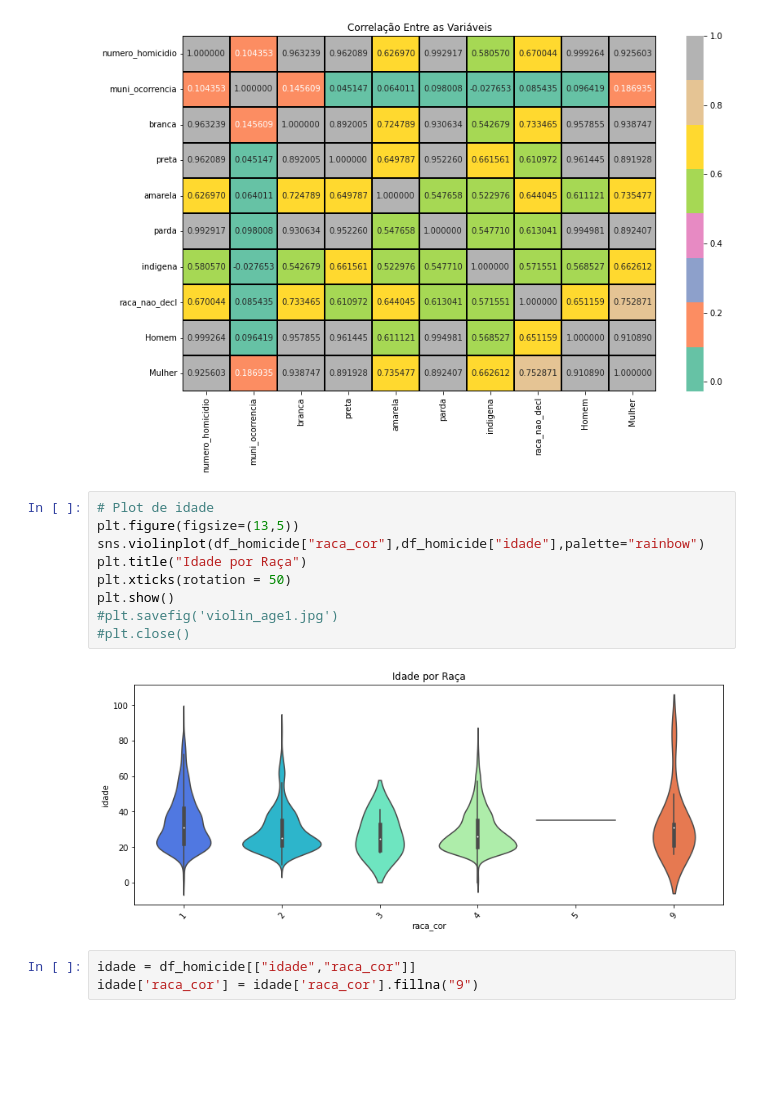
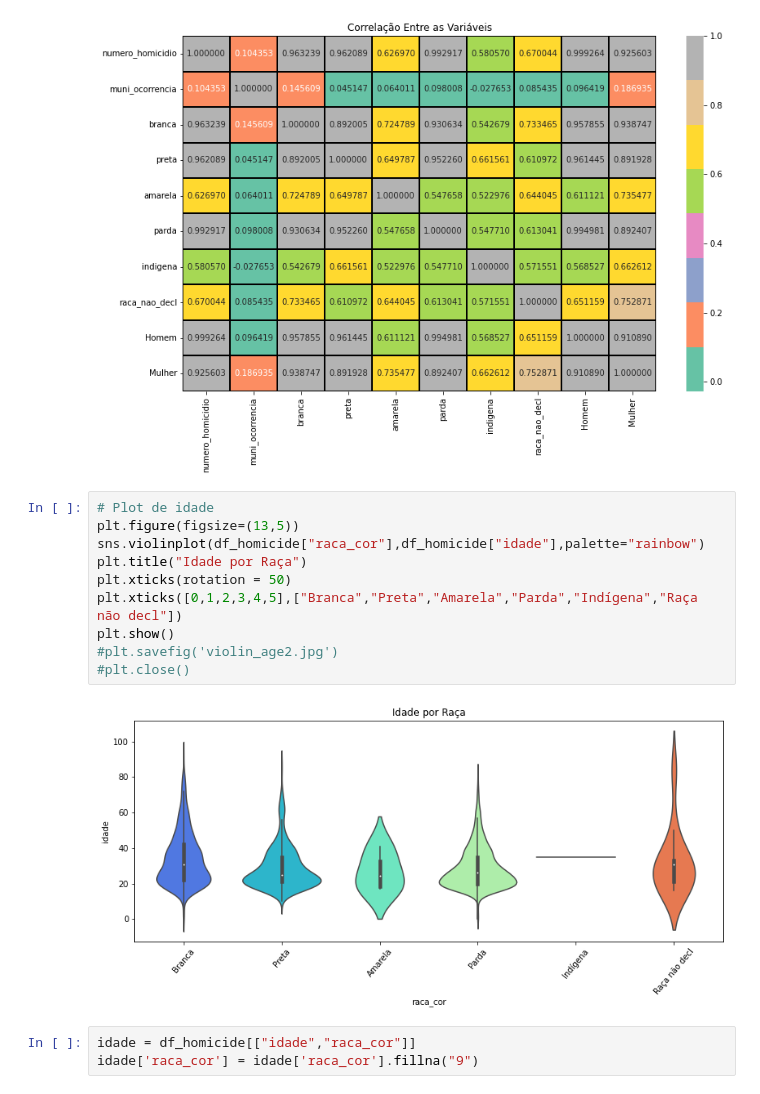
Before and after one commit to NevesEwerton/Homicidio_RJ, a Jupyter notebook: plots/visualization_BD.ipynb, the cells around one changed output. Drawn from its saved outputs; the diff is of its cells as text; blank space fills up the shorter version.

```diff
--- a/plots/visualization_BD.ipynb
+++ b/plots/visualization_BD.ipynb
@@ -113,14 +115,15 @@ plt.show()
 # %%
 # Plot de idade
 plt.figure(figsize=(13,5))
 sns.violinplot(df_homicide["raca_cor"],df_homicide["idade"],palette="rainbow")
 plt.title("Idade por Raça")
 plt.xticks(rotation = 50)
+plt.xticks([0,1,2,3,4,5],["Branca","Preta","Amarela","Parda","Indígena","Raça não decl"])
 plt.show()
-#plt.savefig('violin_age1.jpg')
+#plt.savefig('violin_age2.jpg')
 #plt.close()
 # %% [output]
-[figure, old version]
+[figure, new version]
 # %%
 idade = df_homicide[["idade","raca_cor"]]
 idade['raca_cor'] = idade['raca_cor'].fillna("9")
```
Also changed, not shown: parts of 1 cell of this notebook.
